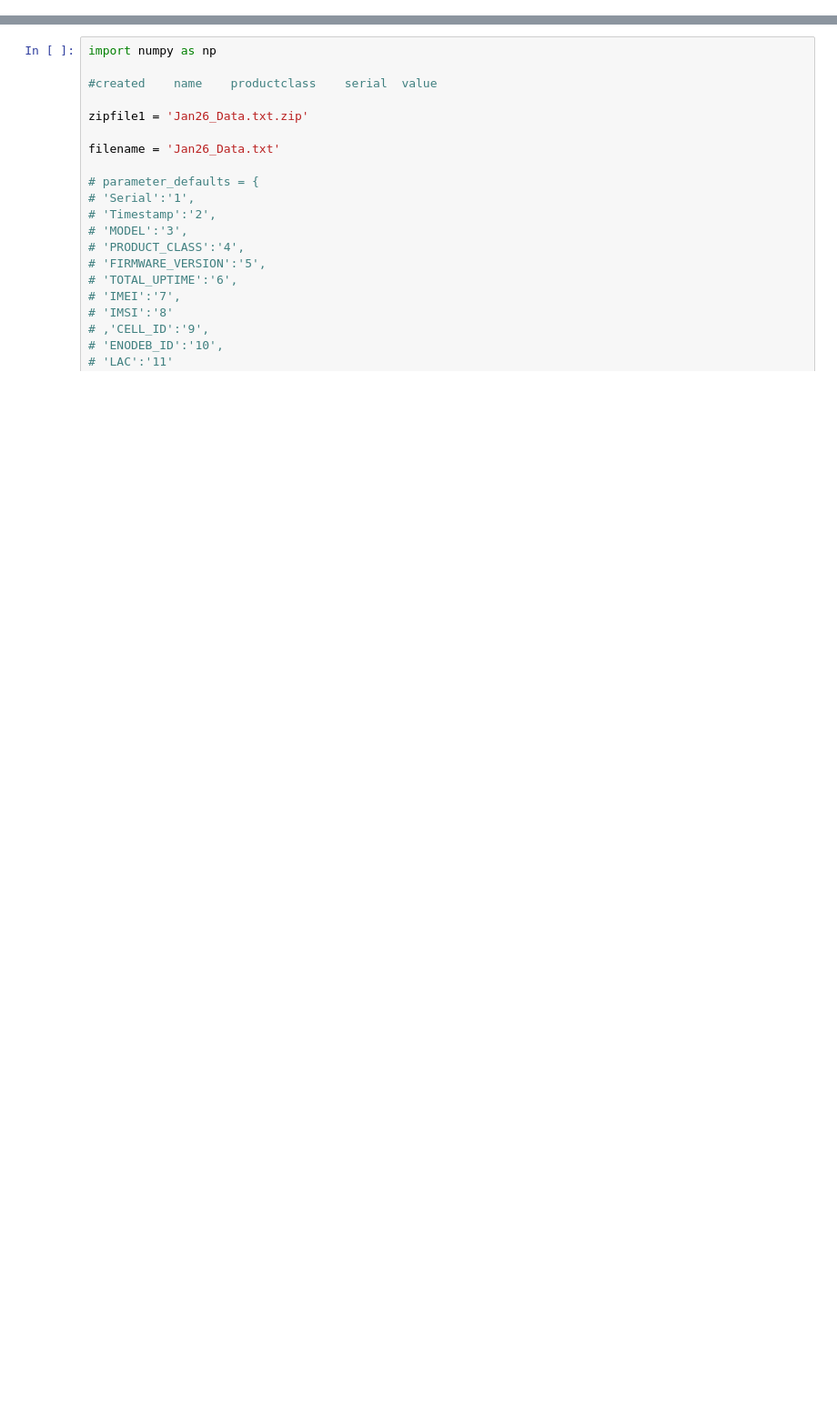
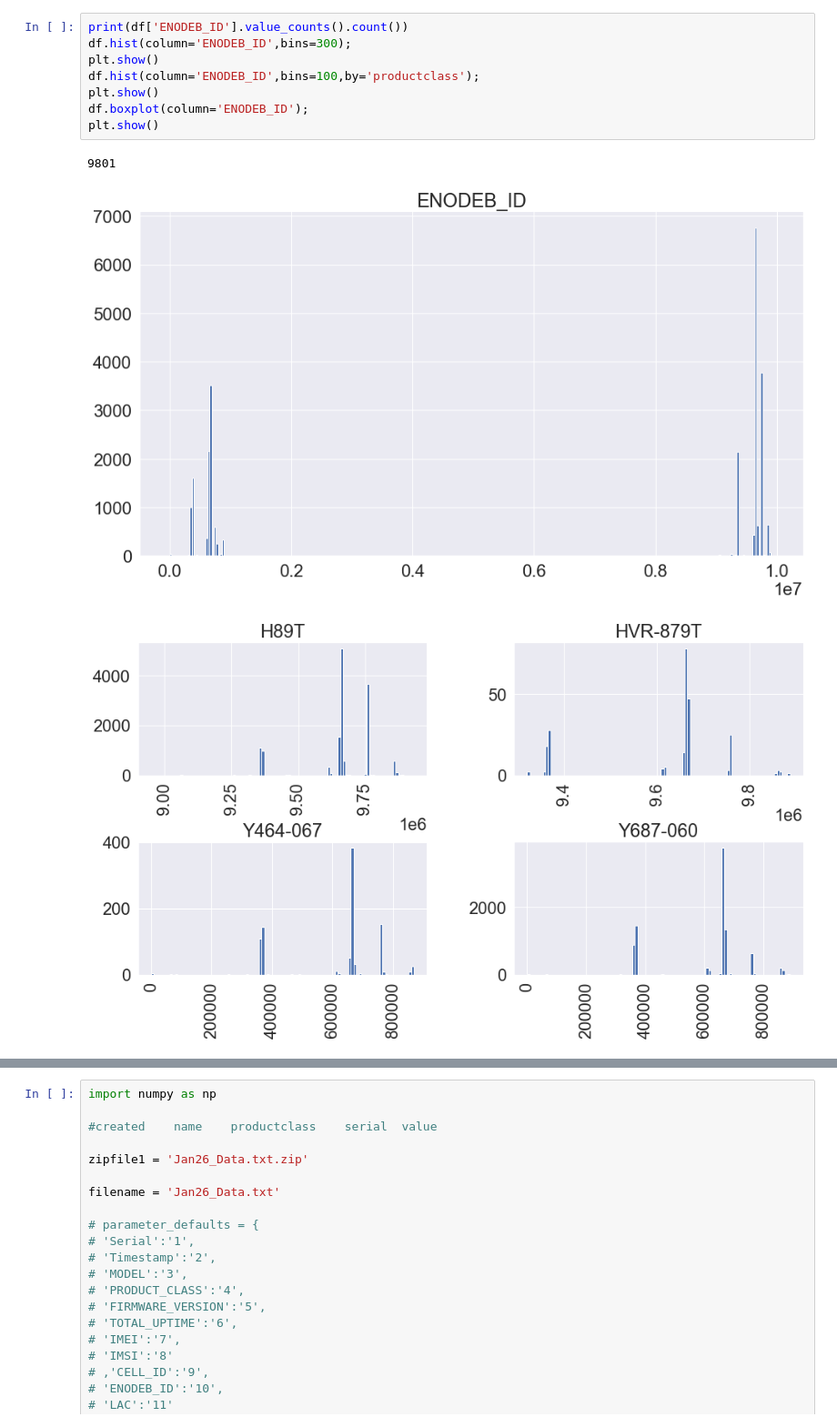
Before and after one commit to corbra/corbra.github.io, a Jupyter notebook: excel.ipynb, the cells around one changed output, grey strips where cells are left out. Shown at 91% size. Cells and saved outputs as stored; diff of their text form; blank space fills up the shorter version.

```diff
--- a/excel.ipynb
+++ b/excel.ipynb
@@ -247,0 +235,12 @@ param_mapping
+# %%
+print(df['ENODEB_ID'].value_counts().count())
+df.hist(column='ENODEB_ID',bins=300);
+plt.show()
+df.hist(column='ENODEB_ID',bins=100,by='productclass');
+plt.show()
+df.boxplot(column='ENODEB_ID');
+plt.show()
+# %% [output]
+9801
+[figure, added]
+[figure, added]
```
Also changed, not shown: parts of 34 cells of this notebook.
